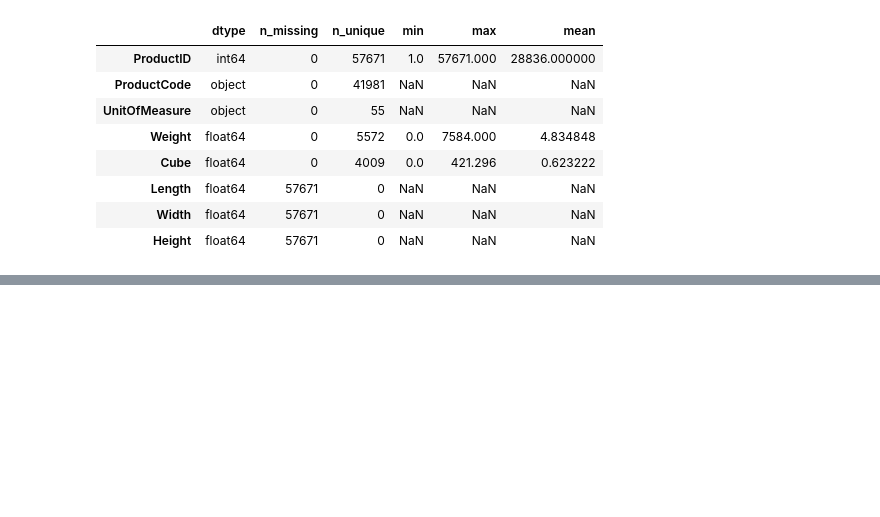
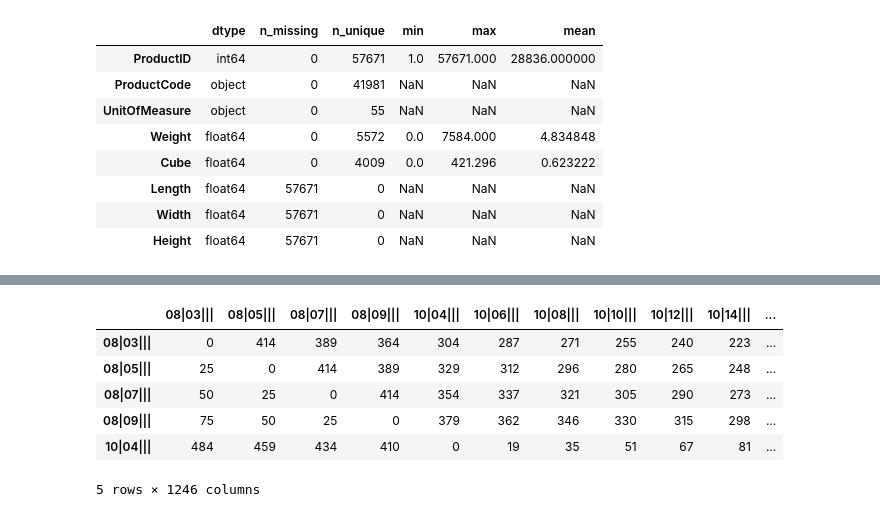
Before and after one commit to JiashenWangg/Lucas_Systems_Capstone_Project, a Jupyter notebook: EDA_Jiashen/eda_OE.ipynb, the cells around one changed output, grey strips where cells are left out. Saved outputs shown, nothing was run; the diff lists cells and outputs as text; code cells hidden in the pictures; blank space fills up the shorter version.

```diff
--- a/EDA_Jiashen/eda_OE.ipynb
+++ b/EDA_Jiashen/eda_OE.ipynb
@@ -239,0 +183,19 @@ See the caveats in the documentation: https://pandas.pydata.org/pandas-docs/stab
+# %%
+# Load and process distance matrix
+import numpy as np
+
+path = "../data/distance_matrices/distance_matrix_OE.csv"
+Distance = pd.read_csv(path, index_col=0)
+
+for c in Distance.columns:
+    Distance[c] = pd.to_numeric(Distance[c], errors="coerce")
+
+display(Distance.head())
+# %% [output]
+|  | 08|03||| | 08|05||| | 08|07||| | 08|09||| | 10|04||| | 10|06||| | 10|08||| | 10|10||| | 10|12||| | 10|14||| | ... |
+| 08|03||| | 0 | 414 | 389 | 364 | 304 | 287 | 271 | 255 | 240 | 223 | ... |
+| 08|05||| | 25 | 0 | 414 | 389 | 329 | 312 | 296 | 280 | 265 | 248 | ... |
+| 08|07||| | 50 | 25 | 0 | 414 | 354 | 337 | 321 | 305 | 290 | 273 | ... |
+| 08|09||| | 75 | 50 | 25 | 0 | 379 | 362 | 346 | 330 | 315 | 298 | ... |
+| 10|04||| | 484 | 459 | 434 | 410 | 0 | 19 | 35 | 51 | 67 | 81 | ... |
+5 rows × 1246 columns
```
Also changed, not shown: parts of 11 cells of this notebook, 2 other files.
